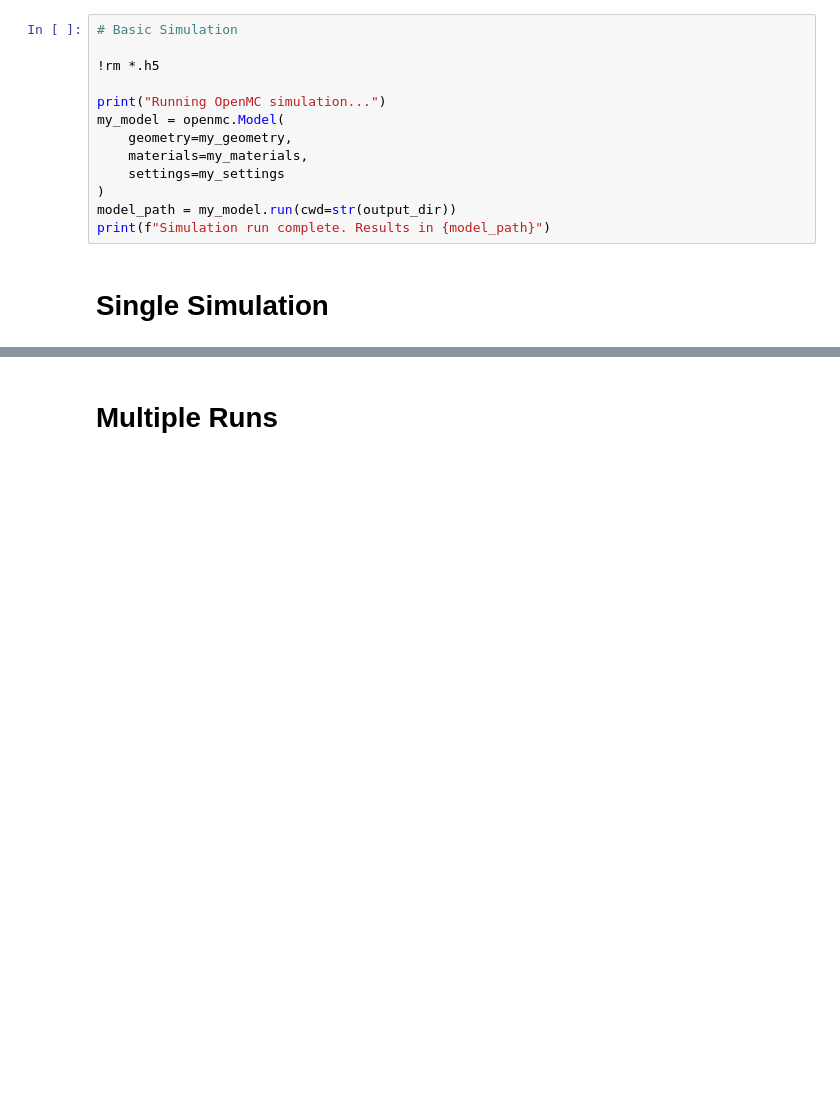
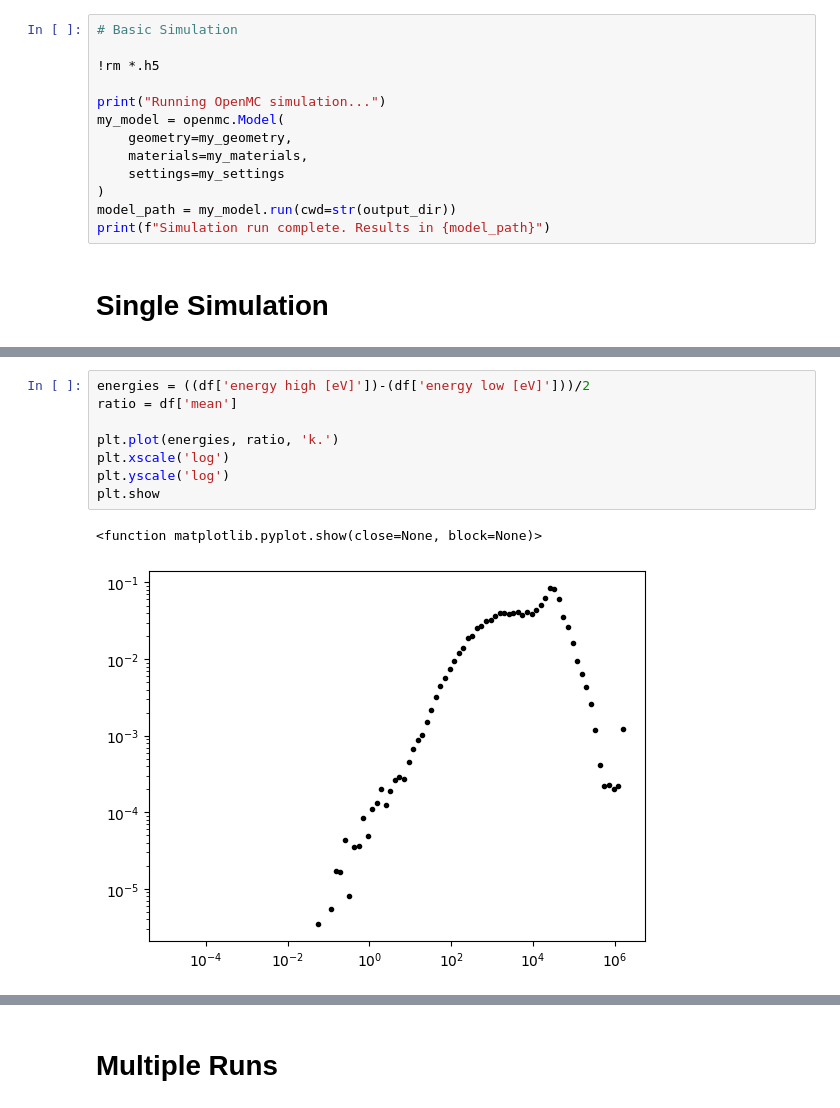
Before and after one commit to VadanKhan/fusion-neutronics-modelling, a Jupyter notebook: fusion_neutronics_modelling/materialsinvestingations.ipynb, the cells around one changed output, grey strips where cells are left out. Cells and saved outputs as stored; diff of their text form; blank space fills up the shorter version.

```diff
--- a/fusion_neutronics_modelling/materialsinvestingations.ipynb
+++ b/fusion_neutronics_modelling/materialsinvestingations.ipynb
@@ -463,0 +1114,11 @@ TBR: 1.4311 +/- 0.0048
+# %%
+energies = ((df['energy high [eV]'])-(df['energy low [eV]']))/2
+ratio = df['mean']
+
+plt.plot(energies, ratio, 'k.')
+plt.xscale('log')
+plt.yscale('log')
+plt.show
+# %% [output]
+<function matplotlib.pyplot.show(close=None, block=None)>
+[figure, added]
```
Also changed, not shown: parts of 17 cells of this notebook.
